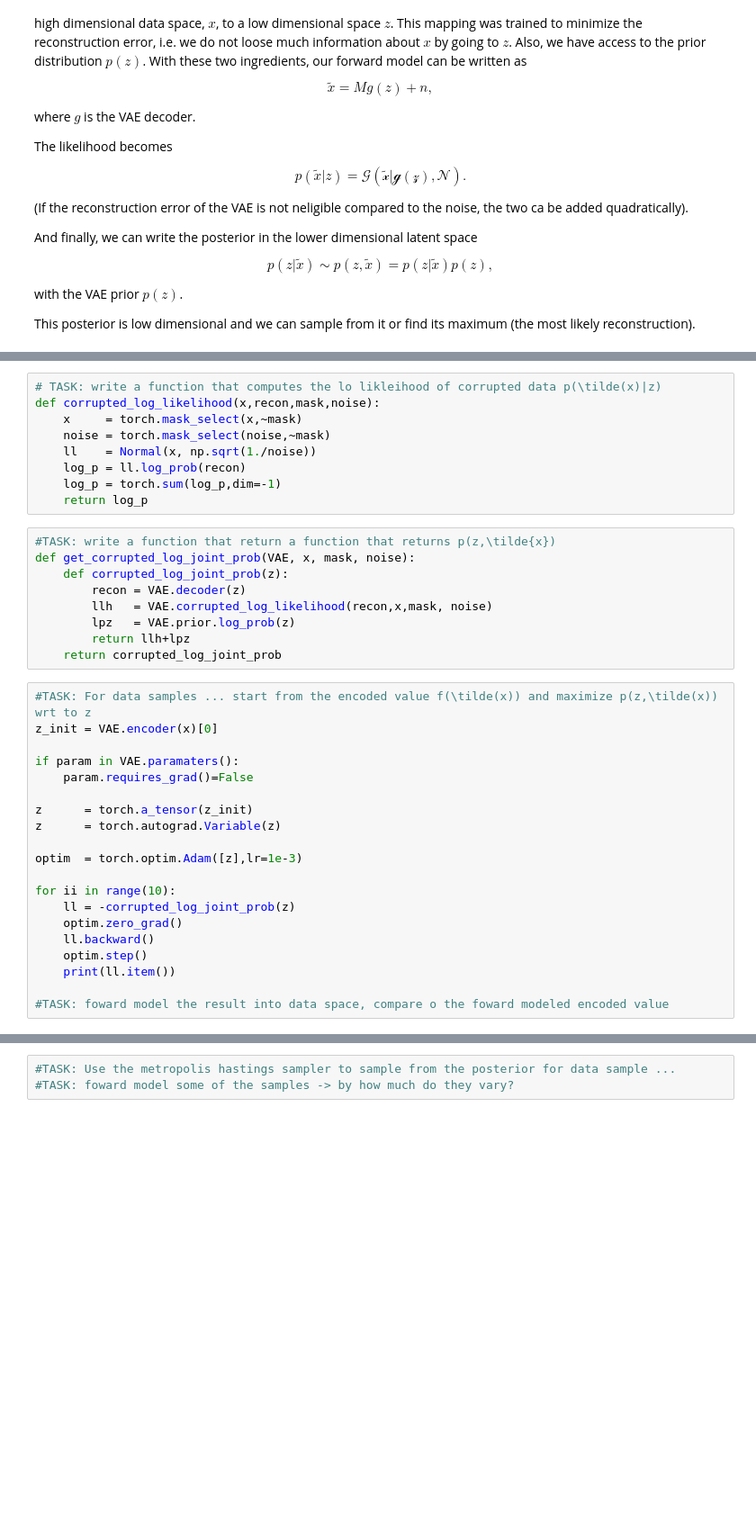
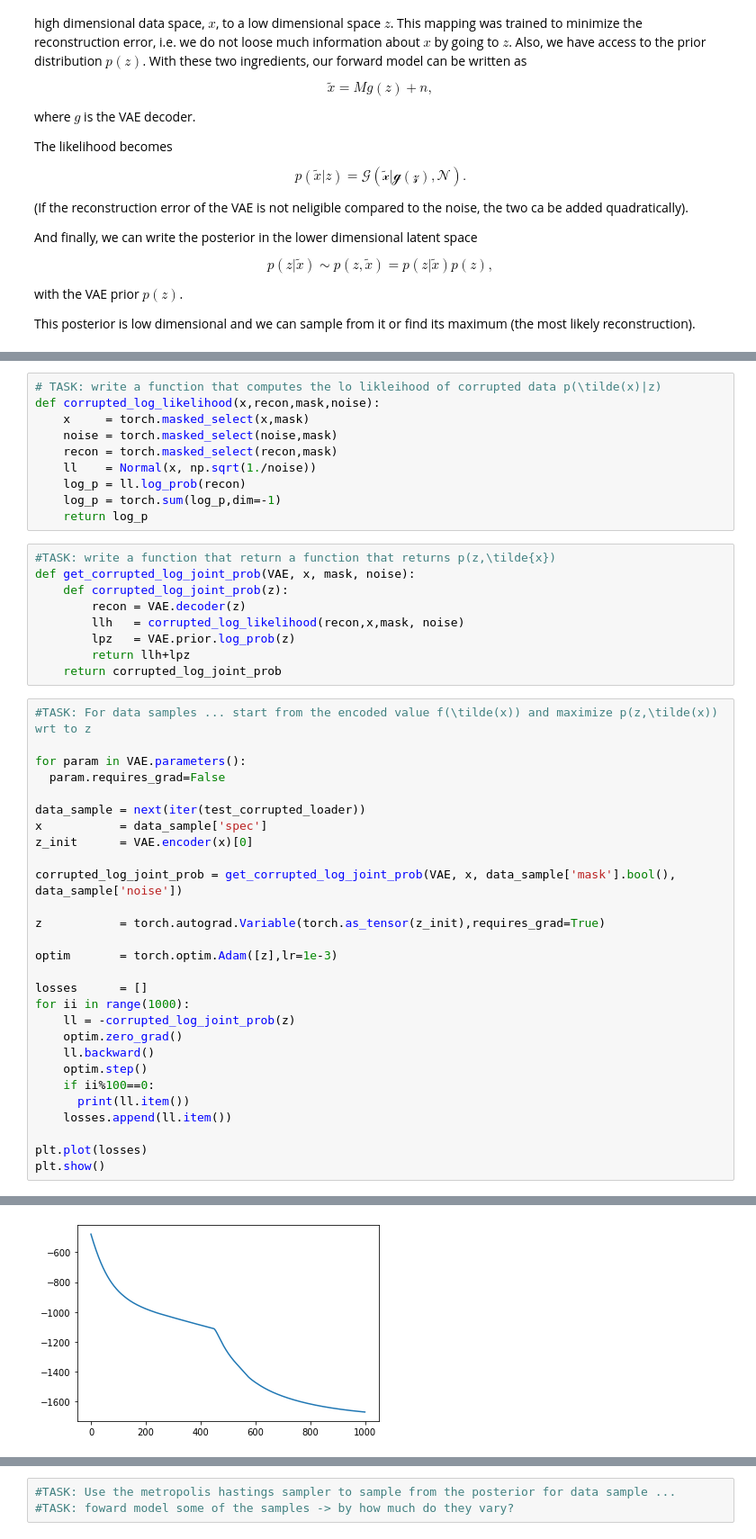
Before and after one commit to VMBoehm/ML_Lectures, a Jupyter notebook: ImprovingVAEs_and_VAEs_on_imperfect_data.ipynb, the cells around one changed output, grey strips where cells are left out. Shown at 90% size. Saved outputs shown, nothing was run; the diff lists cells and outputs as text; blank space fills up the shorter version.

```diff
--- a/ImprovingVAEs_and_VAEs_on_imperfect_data.ipynb
+++ b/ImprovingVAEs_and_VAEs_on_imperfect_data.ipynb
@@ -946,8 +981,9 @@ test_corrupted = SDSS_DR16_corrupted(train=False)
 # %%
 # TASK: write a function that computes the lo likleihood of corrupted data p(\tilde(x)|z)
 def corrupted_log_likelihood(x,recon,mask,noise):
-    x     = torch.mask_select(x,~mask)
-    noise = torch.mask_select(noise,~mask)
+    x     = torch.masked_select(x,mask)
+    noise = torch.masked_select(noise,mask)
+    recon = torch.masked_select(recon,mask)
     ll    = Normal(x, np.sqrt(1./noise))
     log_p = ll.log_prob(recon)
     log_p = torch.sum(log_p,dim=-1)
@@ -957,27 +993,36 @@ def corrupted_log_likelihood(x,recon,mask,noise):
 def get_corrupted_log_joint_prob(VAE, x, mask, noise):
     def corrupted_log_joint_prob(z):
         recon = VAE.decoder(z)
-        llh   = VAE.corrupted_log_likelihood(recon,x,mask, noise)
+        llh   = corrupted_log_likelihood(recon,x,mask, noise)
         lpz   = VAE.prior.log_prob(z)
         return llh+lpz
     return corrupted_log_joint_prob
 # %%
 #TASK: For data samples ... start from the encoded value f(\tilde(x)) and maximize p(z,\tilde(x)) wrt to z
-z_init = VAE.encoder(x)[0]
 
-if param in VAE.paramaters():
-    param.requires_grad()=False
+for param in VAE.parameters():
+  param.requires_grad=False
 
-z      = torch.a_tensor(z_init)
-z      = torch.autograd.Variable(z)
+data_sample = next(iter(test_corrupted_loader))
+x           = data_sample['spec']
+z_init      = VAE.encoder(x)[0]
 
-optim  = torch.optim.Adam([z],lr=1e-3)
+corrupted_log_joint_prob = get_corrupted_log_joint_prob(VAE, x, data_sample['mask'].bool(), data_sample['noise'])
 
-for ii in range(10):
+z           = torch.autograd.Variable(torch.as_tensor(z_init),requires_grad=True)
+
+optim       = torch.optim.Adam([z],lr=1e-3)
+
+losses      = []
+for ii in range(1000):
     ll = -corrupted_log_joint_prob(z)
     optim.zero_grad()
     ll.backward()
     optim.step()
-    print(ll.item())
+    if ii%100==0:
+      print(ll.item())
+    losses.append(ll.item())
 
-#TASK: foward model the result into data space, compare o the foward modeled encoded value
+plt.plot(losses)
+plt.show()
+# %% [output]
@@ -983,0 +1039 @@ for ii in range(10):
+[figure, added]
```
Also changed, not shown: parts of 11 cells of this notebook.
